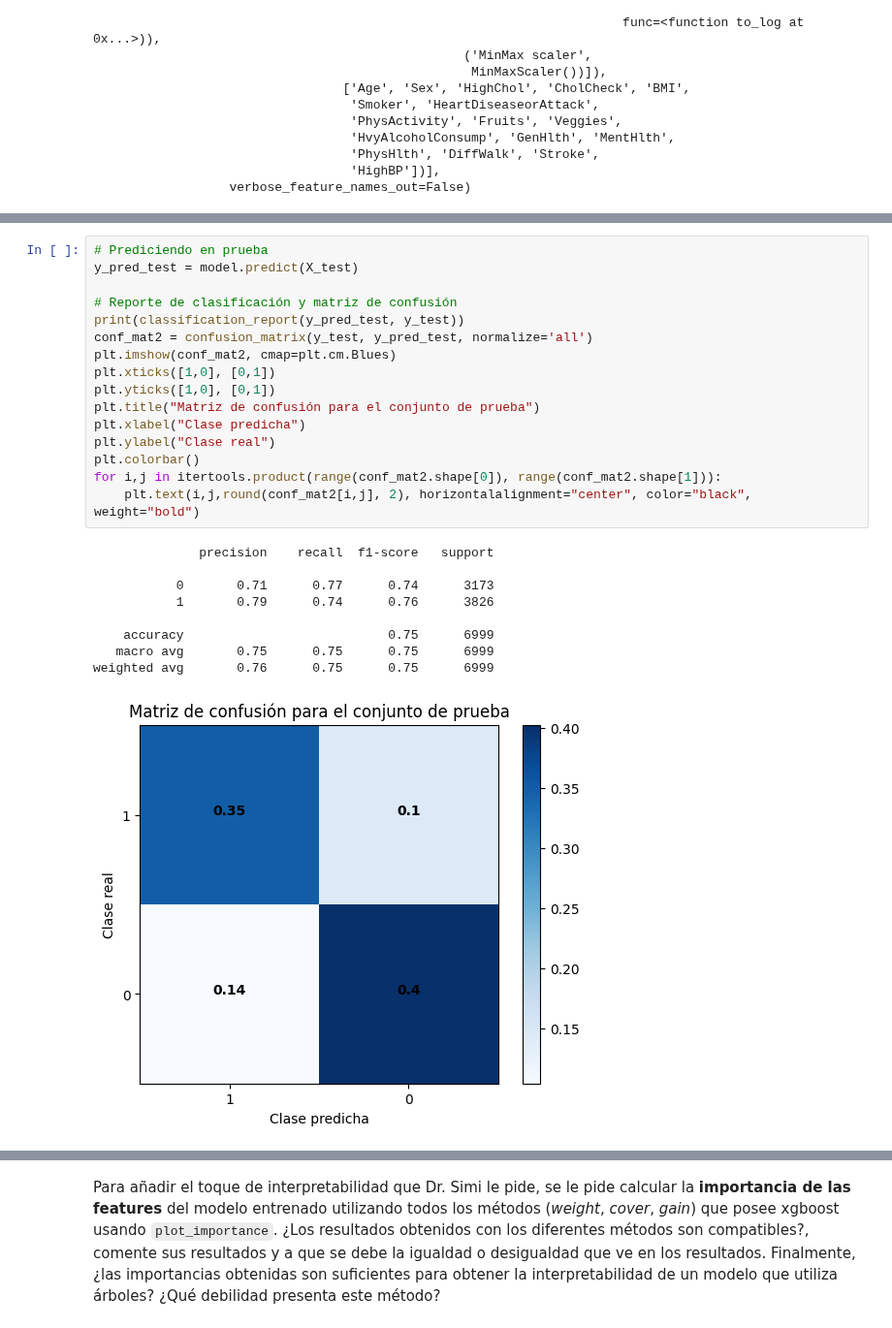
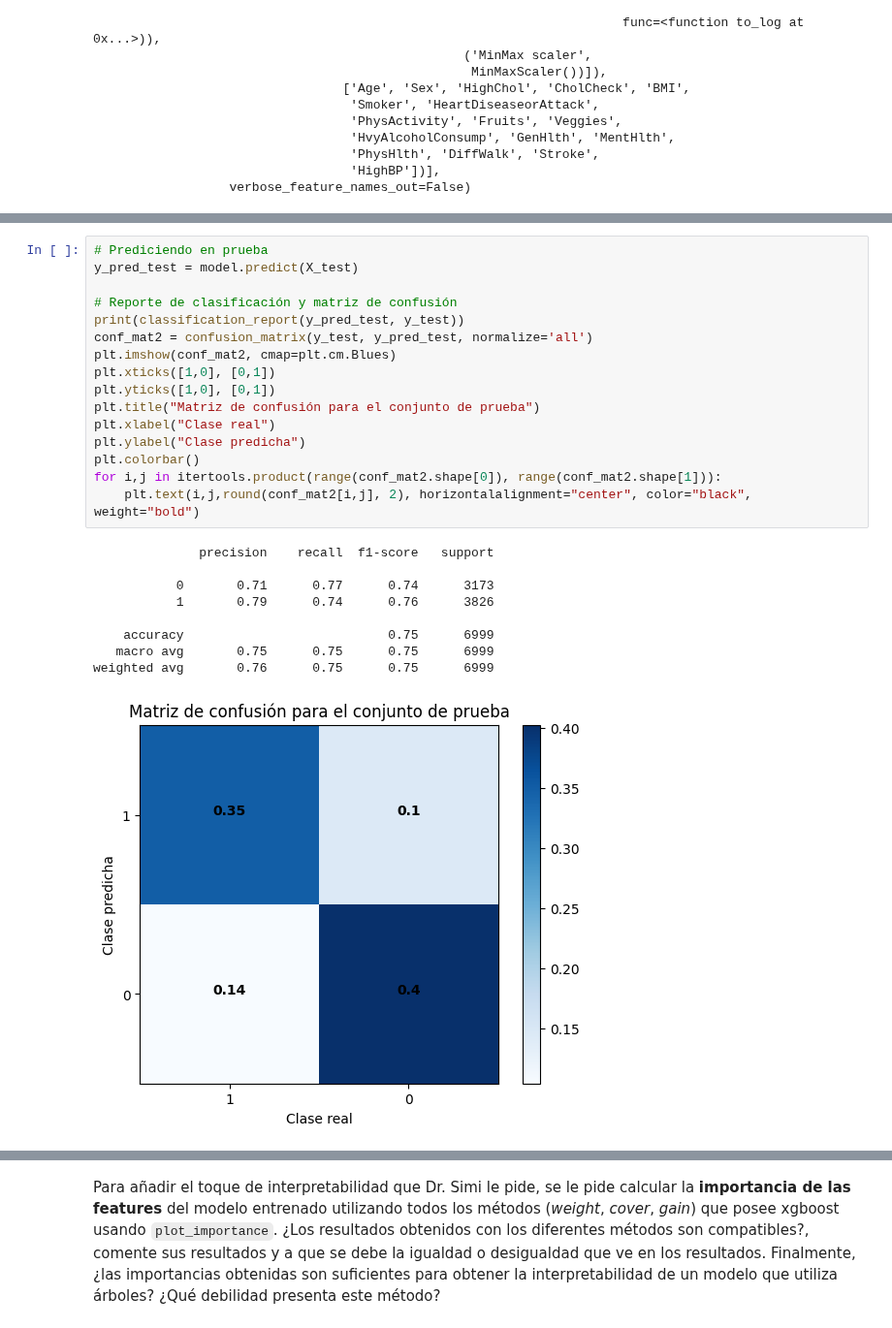
Before and after one commit to SimonSanfeliu/MDS7202-BS, a Jupyter notebook: L10/Lab10_Becerra_Sanfeliú.ipynb, the cells around one changed output, grey strips where cells are left out. Shown at 97% size. Saved outputs shown, nothing was run; the diff lists cells and outputs as text.

```diff
--- a/L10/Lab10_Becerra_Sanfeliú.ipynb
+++ b/L10/Lab10_Becerra_Sanfeliú.ipynb
@@ -218,26 +218,26 @@ weighted avg       0.75      0.75      0.75     14209
 # %%
 # Prediciendo en prueba
 y_pred_test = model.predict(X_test)
 
 # Reporte de clasificación y matriz de confusión
 print(classification_report(y_pred_test, y_test))
 conf_mat2 = confusion_matrix(y_test, y_pred_test, normalize='all')
 plt.imshow(conf_mat2, cmap=plt.cm.Blues)
 plt.xticks([1,0], [0,1])
 plt.yticks([1,0], [0,1])
 plt.title("Matriz de confusión para el conjunto de prueba")
-plt.xlabel("Clase predicha")
-plt.ylabel("Clase real")
+plt.xlabel("Clase real")
+plt.ylabel("Clase predicha")
 plt.colorbar()
 for i,j in itertools.product(range(conf_mat2.shape[0]), range(conf_mat2.shape[1])):
     plt.text(i,j,round(conf_mat2[i,j], 2), horizontalalignment="center", color="black", weight="bold")
 # %% [output]
               precision    recall  f1-score   support
 
            0       0.71      0.77      0.74      3173
            1       0.79      0.74      0.76      3826
 
     accuracy                           0.75      6999
    macro avg       0.75      0.75      0.75      6999
 weighted avg       0.76      0.75      0.75      6999
-[figure, old version]
+[figure, new version]
```
Also changed, not shown: parts of 2 cells of this notebook.
